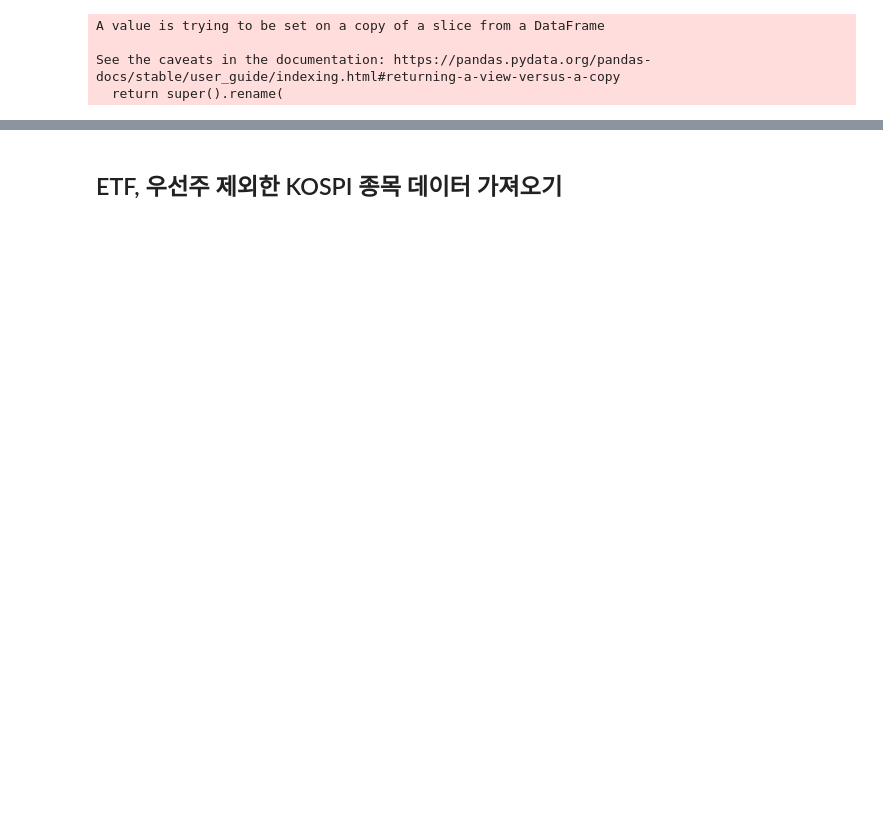
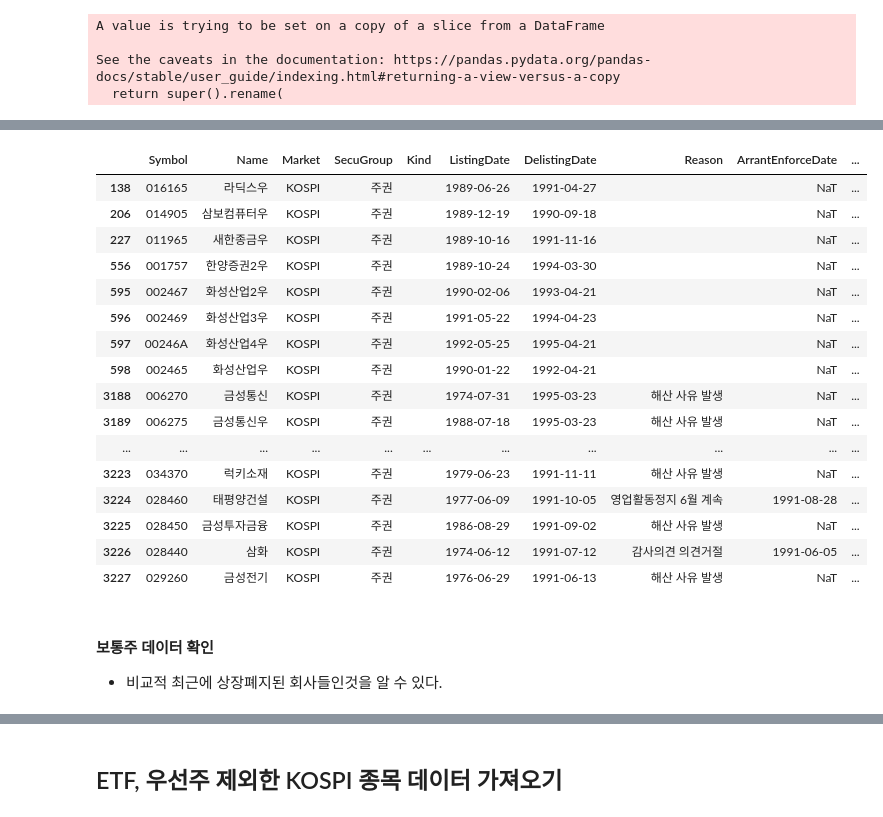
Before and after one commit to Hertz-and-Alpha/machine-learning-for-trading-korea-stock, a Jupyter notebook: data/create_datasets.ipynb, the cells around one changed output, grey strips where cells are left out. Saved outputs shown, nothing was run; the diff lists cells and outputs as text; code cells hidden in the pictures; blank space fills up the shorter version.

```diff
--- a/data/create_datasets.ipynb
+++ b/data/create_datasets.ipynb
@@ -76,0 +109,11 @@ kospi_data = kospi_data.groupby(['date', 'ticker']).last()
+# %%
+# 최근 KOSPI에 상장되어 있는 회사 이름 가져오기
+kospi = fdr.StockListing('Kospi')
+kospi_name = pd.Index(kospi['Name'])
+# %%
+# 상장폐지된 회사 데이터의 회사이름 데이터 가져오기
+delisting_name = pd.Index(delisting_data.Name)
+# %%
+# 같은 이름인데 상장폐지된 데이터들이 있다. (아마 재상장 같은 상황)
+# 최근 상장되어 있는 데이터 이름과 겹치는 이름 제거
+delisting_name = delisting_name.difference(kospi_name)
@@ -76,0 +130,2 @@ kospi_data = kospi_data.groupby(['date', 'ticker']).last()
+# %%
+delisting_data = delisting_data[delisting_data.Name.isin(delisting_name)]
@@ -76,0 +159,23 @@ kospi_data = kospi_data.groupby(['date', 'ticker']).last()
+# %%
+delisting_data[delisting_data.Kind == '']
+# %% [output]
+|  | Symbol | Name | Market | SecuGroup | Kind | ListingDate | DelistingDate | Reason | ArrantEnforceDate | ... |
+| 138 | 016165 | 라딕스우 | KOSPI | 주권 |  | 1989-06-26 | 1991-04-27 |  | NaT | ... |
+| 206 | 014905 | 삼보컴퓨터우 | KOSPI | 주권 |  | 1989-12-19 | 1990-09-18 |  | NaT | ... |
+| 227 | 011965 | 새한종금우 | KOSPI | 주권 |  | 1989-10-16 | 1991-11-16 |  | NaT | ... |
+| 556 | 001757 | 한양증권2우 | KOSPI | 주권 |  | 1989-10-24 | 1994-03-30 |  | NaT | ... |
+| 595 | 002467 | 화성산업2우 | KOSPI | 주권 |  | 1990-02-06 | 1993-04-21 |  | NaT | ... |
+| 596 | 002469 | 화성산업3우 | KOSPI | 주권 |  | 1991-05-22 | 1994-04-23 |  | NaT | ... |
+| 597 | 00246A | 화성산업4우 | KOSPI | 주권 |  | 1992-05-25 | 1995-04-21 |  | NaT | ... |
+| 598 | 002465 | 화성산업우 | KOSPI | 주권 |  | 1990-01-22 | 1992-04-21 |  | NaT | ... |
+| 3188 | 006270 | 금성통신 | KOSPI | 주권 |  | 1974-07-31 | 1995-03-23 | 해산 사유 발생 | NaT | ... |
+| 3189 | 006275 | 금성통신우 | KOSPI | 주권 |  | 1988-07-18 | 1995-03-23 | 해산 사유 발생 | NaT | ... |
+| ... | ... | ... | ... | ... | ... | ... | ... | ... | ... | ... |
+| 3223 | 034370 | 럭키소재 | KOSPI | 주권 |  | 1979-06-23 | 1991-11-11 | 해산 사유 발생 | NaT | ... |
+| 3224 | 028460 | 태평양건설 | KOSPI | 주권 |  | 1977-06-09 | 1991-10-05 | 영업활동정지 6월 계속 | 1991-08-28 | ... |
+| 3225 | 028450 | 금성투자금융 | KOSPI | 주권 |  | 1986-08-29 | 1991-09-02 | 해산 사유 발생 | NaT | ... |
+| 3226 | 028440 | 삼화 | KOSPI | 주권 |  | 1974-06-12 | 1991-07-12 | 감사의견 의견거절 | 1991-06-05 | ... |
+| 3227 | 029260 | 금성전기 | KOSPI | 주권 |  | 1976-06-29 | 1991-06-13 | 해산 사유 발생 | NaT | ... |
+# %% [markdown]
+#### 보통주 데이터 확인
+- 비교적 최근에 상장폐지된 회사들인것을 알 수 있다.
```
Also changed, not shown: parts of 38 cells of this notebook.
